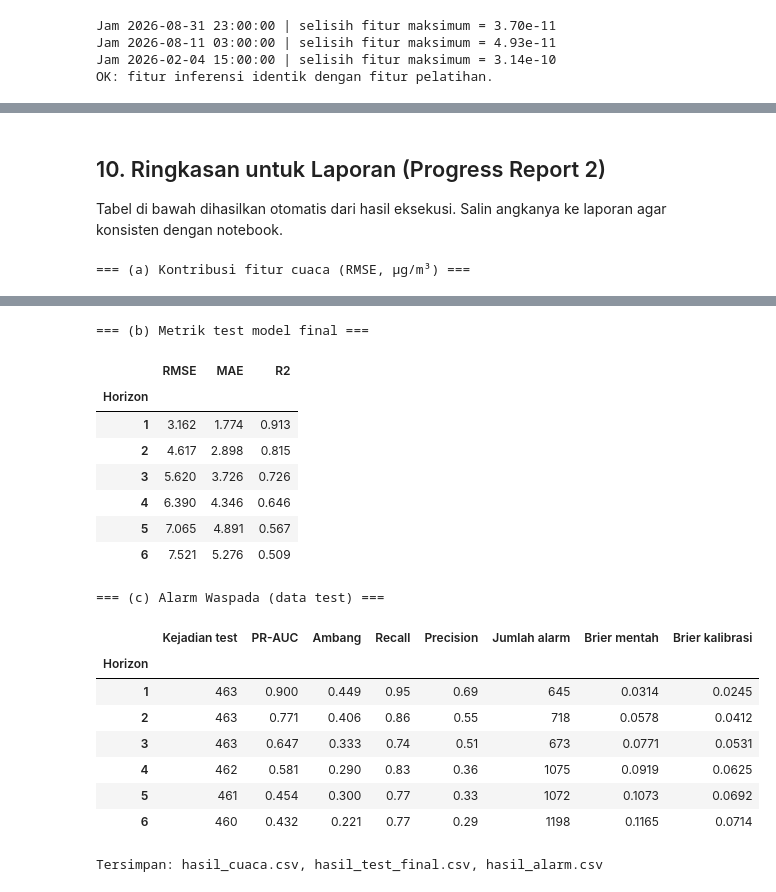
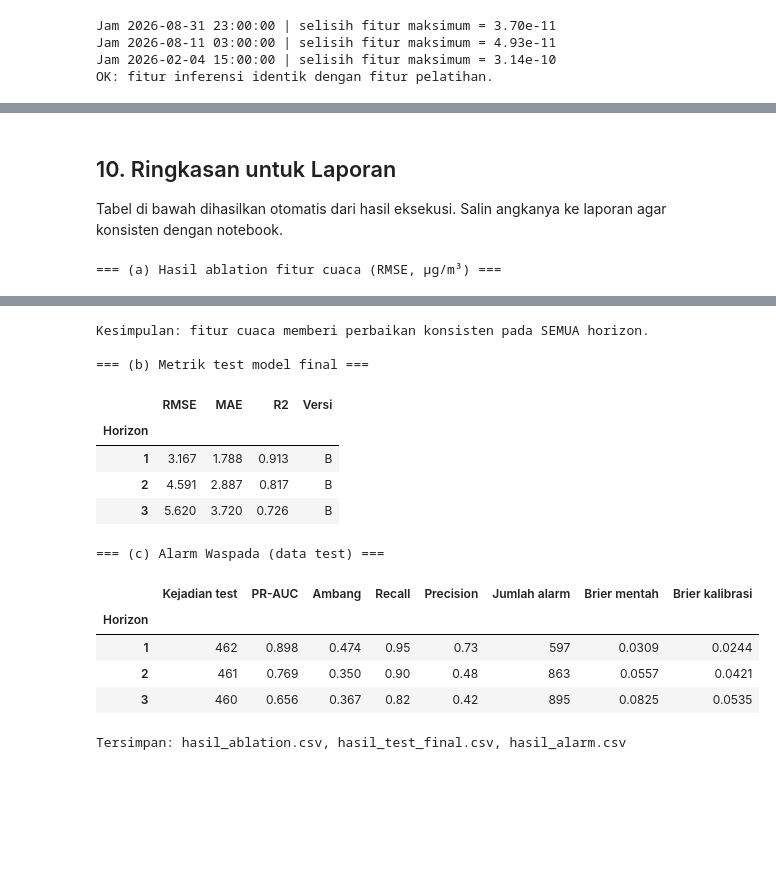
Before and after one commit to LyviaPutri/AirQuality, a Jupyter notebook: backend/Air_Quality_clean.ipynb, the cells around one changed output, grey strips where cells are left out. Drawn from its saved outputs; the diff is of its cells as text; code cells hidden in the pictures; blank space fills up the shorter version.

Commit message:
fix(backend-pm25): update forecasting n model

```diff
--- a/backend/Air_Quality_clean.ipynb
+++ b/backend/Air_Quality_clean.ipynb
@@ -850,0 +551,12 @@ Dua pemeriksaan sebelum model dihubungkan ke dashboard:
+# %%
+res_df = pd.DataFrame(results).drop_duplicates(['Horizon', 'Model'], keep='last')
+
+final = res_df[res_df.Model == 'XGBoost (final)'].set_index('Horizon')[['RMSE', 'MAE', 'R2']].round(3)
+final['Versi'] = [final_models[h]['versi'] for h in final.index]
+print('Metrik TEST model final:')
+display(final)
+
+print('Perbandingan seluruh model pada data test (RMSE):')
+display(res_df.pivot(index='Horizon', columns='Model', values='RMSE').round(3))
+print('Perbandingan seluruh model pada data test (R2):')
+display(res_df.pivot(index='Horizon', columns='Model', values='R2').round(3))
@@ -907,19 +846,25 @@ Prediksi PM2.5 6 jam ke depan: 34.3 µg/m³ (Sedang). Kelompok sensitif (asma, l
 # %% [markdown]
-## 10. Ringkasan untuk Laporan (Progress Report 2)
+## 10. Ringkasan untuk Laporan
 Tabel di bawah dihasilkan otomatis dari hasil eksekusi. Salin angkanya ke laporan agar konsisten dengan notebook.
 # %%
-print('=== (a) Kontribusi fitur cuaca (RMSE, µg/m³) ===')
-display(ablation[['CV A (mean)', 'CV B (mean)', 'Fold B menang', 'Test A', 'Test B',
-                  'Selisih test (B-A)', 'Perbaikan test (%)']].round(3))
+print('=== (a) Hasil ablation fitur cuaca (RMSE, µg/m³) ===')
+display(ablation[['CV A (mean)', 'CV B (mean)', 'Fold B menang', 'Test A', 'Test B', 'Selisih test (B-A)', 'Keputusan']].round(3))
 
-print('=== (b) Metrik test model final ===')
+n_b = int((ablation['Keputusan'] == 'B').sum())
+if n_b == 0:
+    print('Kesimpulan: fitur cuaca TIDAK memberi perbaikan yang konsisten (hasil negatif). Model final memakai polutan saja.')
+elif n_b == len(HORIZONS):
+    print('Kesimpulan: fitur cuaca memberi perbaikan konsisten pada SEMUA horizon.')
+else:
+    print(f"Kesimpulan: fitur cuaca membantu pada {n_b} dari {len(HORIZONS)} horizon: "
+          f"{[h for h in HORIZONS if ablation.loc[h, 'Keputusan'] == 'B']}")
+
+print('\n=== (b) Metrik test model final ===')
 display(final)
+print('=== (c) Alarm Waspada (data test) ===')
+display(alarm_df[['Kejadian test', 'PR-AUC', 'Ambang', 'Recall', 'Precision', 'Jumlah alarm', 'Brier mentah', 'Brier kalibrasi']])
 
-print('=== (c) Alarm Waspada (data test) ===')
-display(alarm_df[['Kejadian test', 'PR-AUC', 'Ambang', 'Recall', 'Precision', 'Jumlah alarm',
-                  'Brier mentah', 'Brier kalibrasi']])
-
-ablation.round(4).to_csv('hasil_cuaca.csv'); final.to_csv('hasil_test_final.csv'); alarm_df.to_csv('hasil_alarm.csv')
-print('Tersimpan: hasil_cuaca.csv, hasil_test_final.csv, hasil_alarm.csv')
+ablation.round(4).to_csv('hasil_ablation.csv'); final.to_csv('hasil_test_final.csv'); alarm_df.to_csv('hasil_alarm.csv')
+print('Tersimpan: hasil_ablation.csv, hasil_test_final.csv, hasil_alarm.csv')
 # %% [output]
-=== (a) Kontribusi fitur cuaca (RMSE, µg/m³) ===
+=== (a) Hasil ablation fitur cuaca (RMSE, µg/m³) ===
@@ -934,19 +876,15 @@ print('Tersimpan: hasil_cuaca.csv, hasil_test_final.csv, hasil_alarm.csv')
+Kesimpulan: fitur cuaca memberi perbaikan konsisten pada SEMUA horizon.
+
 === (b) Metrik test model final ===
-|  | RMSE | MAE | R2 |
-| Horizon |  |  |  |
-| 1 | 3.162 | 1.774 | 0.913 |
-| 2 | 4.617 | 2.898 | 0.815 |
-| 3 | 5.620 | 3.726 | 0.726 |
-| 4 | 6.390 | 4.346 | 0.646 |
-| 5 | 7.065 | 4.891 | 0.567 |
-| 6 | 7.521 | 5.276 | 0.509 |
+|  | RMSE | MAE | R2 | Versi |
+| Horizon |  |  |  |  |
+| 1 | 3.167 | 1.788 | 0.913 | B |
+| 2 | 4.591 | 2.887 | 0.817 | B |
+| 3 | 5.620 | 3.720 | 0.726 | B |
 === (c) Alarm Waspada (data test) ===
 |  | Kejadian test | PR-AUC | Ambang | Recall | Precision | Jumlah alarm | Brier mentah | Brier kalibrasi |
 | Horizon |  |  |  |  |  |  |  |  |
-| 1 | 463 | 0.900 | 0.449 | 0.95 | 0.69 | 645 | 0.0314 | 0.0245 |
-| 2 | 463 | 0.771 | 0.406 | 0.86 | 0.55 | 718 | 0.0578 | 0.0412 |
-| 3 | 463 | 0.647 | 0.333 | 0.74 | 0.51 | 673 | 0.0771 | 0.0531 |
-| 4 | 462 | 0.581 | 0.290 | 0.83 | 0.36 | 1075 | 0.0919 | 0.0625 |
-| 5 | 461 | 0.454 | 0.300 | 0.77 | 0.33 | 1072 | 0.1073 | 0.0692 |
-| 6 | 460 | 0.432 | 0.221 | 0.77 | 0.29 | 1198 | 0.1165 | 0.0714 |
+| 1 | 462 | 0.898 | 0.474 | 0.95 | 0.73 | 597 | 0.0309 | 0.0244 |
+| 2 | 461 | 0.769 | 0.350 | 0.90 | 0.48 | 863 | 0.0557 | 0.0421 |
+| 3 | 460 | 0.656 | 0.367 | 0.82 | 0.42 | 895 | 0.0825 | 0.0535 |
-Tersimpan: hasil_cuaca.csv, hasil_test_final.csv, hasil_alarm.csv
+Tersimpan: hasil_ablation.csv, hasil_test_final.csv, hasil_alarm.csv
```
Also changed, not shown: parts of 68 cells of this notebook, 8 other files.
